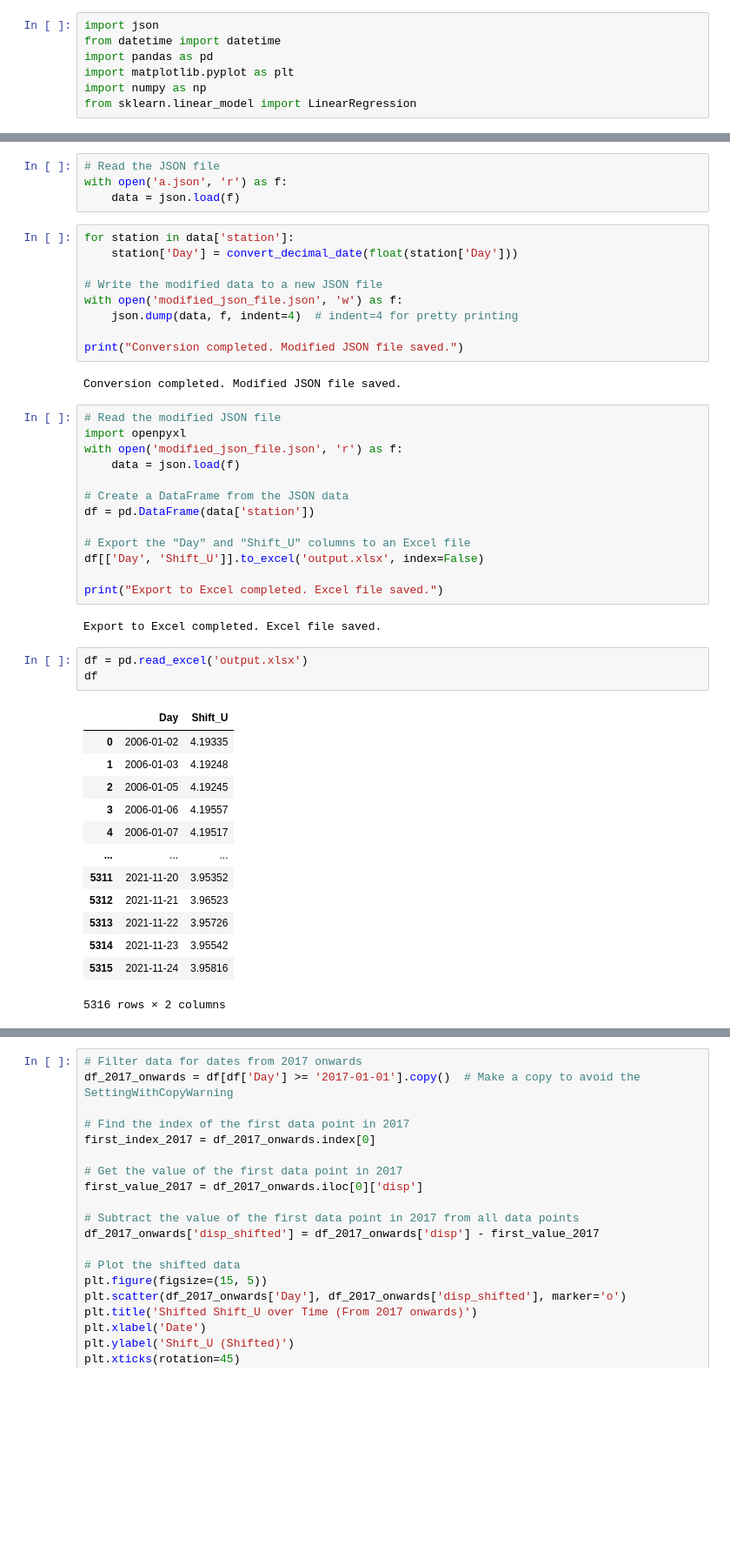
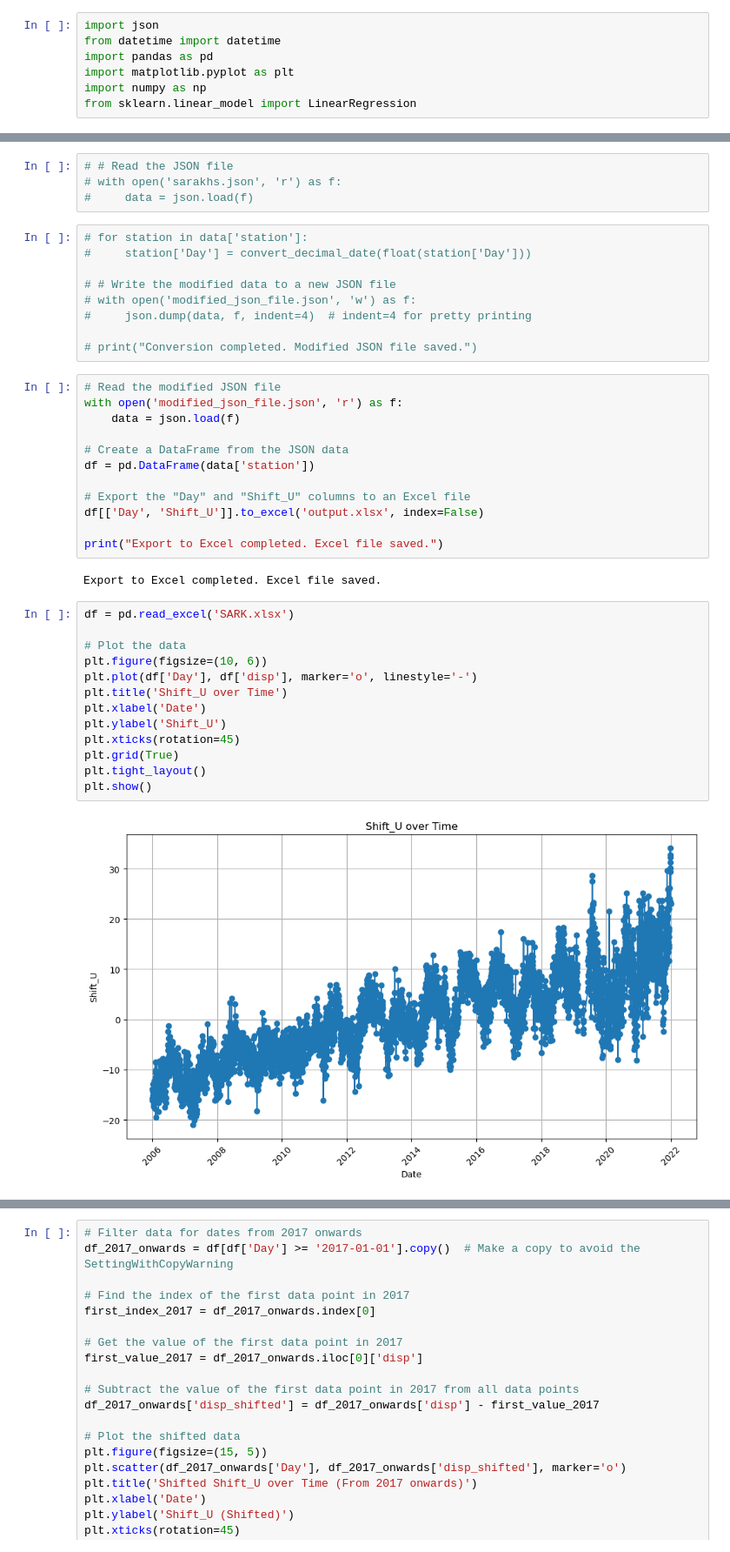
Before and after one commit to soroushyasini/gobahar_codebase, a Jupyter notebook: GPS_vs_InSAR/GPSvsInsar.ipynb, the cells around one changed output, grey strips where cells are left out. Shown at 87% size. Cells and saved outputs as stored; diff of their text form; blank space fills up the shorter version.

```diff
--- a/GPS_vs_InSAR/GPSvsInsar.ipynb
+++ b/GPS_vs_InSAR/GPSvsInsar.ipynb
@@ -26,21 +24,18 @@ def convert_decimal_date(decimal_date):
 # %%
-# Read the JSON file
-with open('a.json', 'r') as f:
-    data = json.load(f)
+# # Read the JSON file
+# with open('sarakhs.json', 'r') as f:
+#     data = json.load(f)
 # %%
-for station in data['station']:
-    station['Day'] = convert_decimal_date(float(station['Day']))
+# for station in data['station']:
+#     station['Day'] = convert_decimal_date(float(station['Day']))
 
-# Write the modified data to a new JSON file
-with open('modified_json_file.json', 'w') as f:
-    json.dump(data, f, indent=4)  # indent=4 for pretty printing
+# # Write the modified data to a new JSON file
+# with open('modified_json_file.json', 'w') as f:
+#     json.dump(data, f, indent=4)  # indent=4 for pretty printing
 
-print("Conversion completed. Modified JSON file saved.")
+# print("Conversion completed. Modified JSON file saved.")
-# %% [output]
-Conversion completed. Modified JSON file saved.
 # %%
 # Read the modified JSON file
-import openpyxl
 with open('modified_json_file.json', 'r') as f:
     data = json.load(f)
 
@@ -54,19 +49,17 @@ print("Export to Excel completed. Excel file saved.")
 # %% [output]
 Export to Excel completed. Excel file saved.
 # %%
-df = pd.read_excel('output.xlsx')
-df
+df = pd.read_excel('SARK.xlsx')
+
+# Plot the data
+plt.figure(figsize=(10, 6))
+plt.plot(df['Day'], df['disp'], marker='o', linestyle='-')
+plt.title('Shift_U over Time')
+plt.xlabel('Date')
+plt.ylabel('Shift_U')
+plt.xticks(rotation=45)
+plt.grid(True)
+plt.tight_layout()
+plt.show()
 # %% [output]
-|  | Day | Shift_U |
-| 0 | 2006-01-02 | 4.19335 |
-| 1 | 2006-01-03 | 4.19248 |
-| 2 | 2006-01-05 | 4.19245 |
-| 3 | 2006-01-06 | 4.19557 |
-| 4 | 2006-01-07 | 4.19517 |
-| ... | ... | ... |
-| 5311 | 2021-11-20 | 3.95352 |
-| 5312 | 2021-11-21 | 3.96523 |
-| 5313 | 2021-11-22 | 3.95726 |
-| 5314 | 2021-11-23 | 3.95542 |
-| 5315 | 2021-11-24 | 3.95816 |
-5316 rows × 2 columns
+[figure, added]
```
Also changed, not shown: parts of 10 cells of this notebook, 1 other file.
